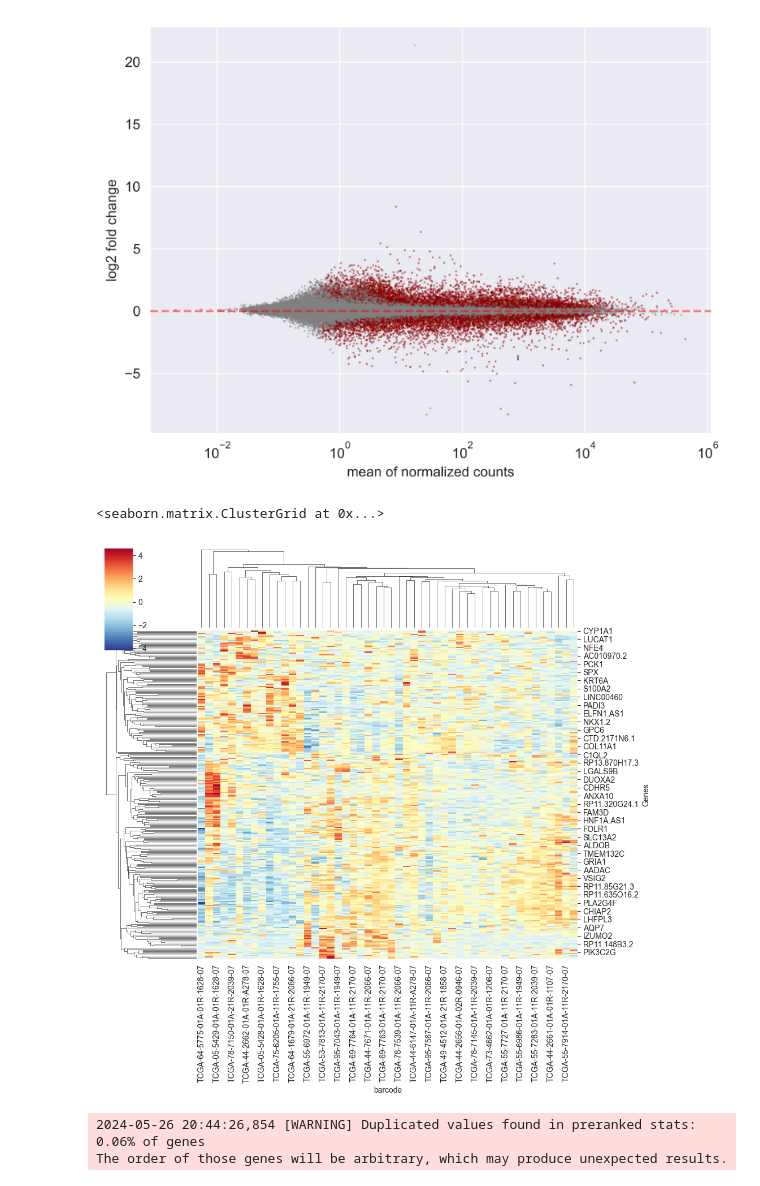
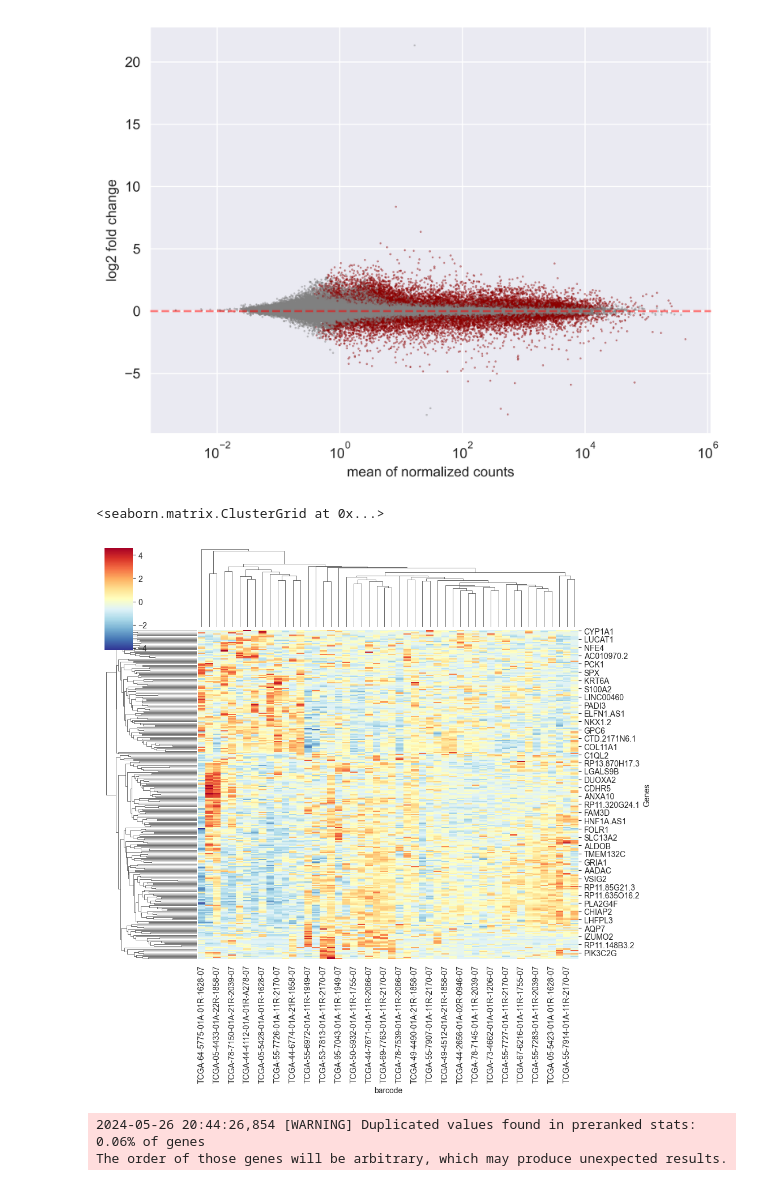
Before and after one commit to ketamine-juice/Extra-o, a Jupyter notebook: python/test.ipynb, the cells around one changed output. Cells and saved outputs as stored; diff of their text form; code cells hidden in the pictures.

```diff
--- a/python/test.ipynb
+++ b/python/test.ipynb
@@ -401,45 +401,36 @@ stat_res.plot_MA()
 # %%
 import numpy as np
 import pandas as pd
 import seaborn as sns
 
 # Assuming 'dds' is a DESeqDataSet object with layers and observations (obs)
 
 # Compute log-transformed counts and store them in a new layer 'logcounts'
 # np.log1p(x) computes log(1 + x) which helps in managing zeros in the data
 dds.layers['logcounts'] = np.log1p(dds.layers['normed_counts'])
 
 # Display the 'logcounts' layer to verify the transformation
 dds.layers['logcounts']
 
 # Subset the DESeqDataSet to include only the first 50 rows and the significant indices
 dds_sigs = dds[:50, significant.index]
 
-# Sort the observations (obs) DataFrame of the subsetted data by the 'expr' column
-filtered = dds_sigs.obs.sort_values(by='expr')
-
-# Create a list of indices in the sorted order to use for reordering
-flist = [index for index, row in filtered.iterrows()]
-
-# Reorder the original DESeqDataSet 'dds' using the sorted indices and significant columns
-dds_sigs_ordered = dds[flist, significant.index]
-
 # Create a DataFrame for graphing with the log-transformed counts
 # The DataFrame's index is the variable names (var_names)
 # The DataFrame's columns are the observation names (obs_names)
 grapher = pd.DataFrame(
-    dds_sigs_ordered.layers['logcounts'].T,
-    index=dds_sigs_ordered.var_names,
-    columns=dds_sigs_ordered.obs_names
+    dds_sigs.layers['logcounts'].T,
+    index=dds_sigs.var_names,
+    columns=dds_sigs.obs_names
 )
 
 # Plot a clustered heatmap of the data using seaborn's clustermap function
 # z_score=0 standardizes the rows (genes) by subtracting the mean and dividing by the standard deviation
 # cmap='RdYlBu_r' sets the color map to a diverging palette from red to yellow to blue, reversed
 sns.clustermap(grapher, z_score=0, cmap='RdYlBu_r')
 # %% [output]
 <seaborn.matrix.ClusterGrid at 0x...>
-[figure, old version]
+[figure, new version]
 # %%
 # GSEA
 #!pip install gseapy --quiet
```
Also changed, not shown: parts of 2 cells of this notebook, 1 other file.
